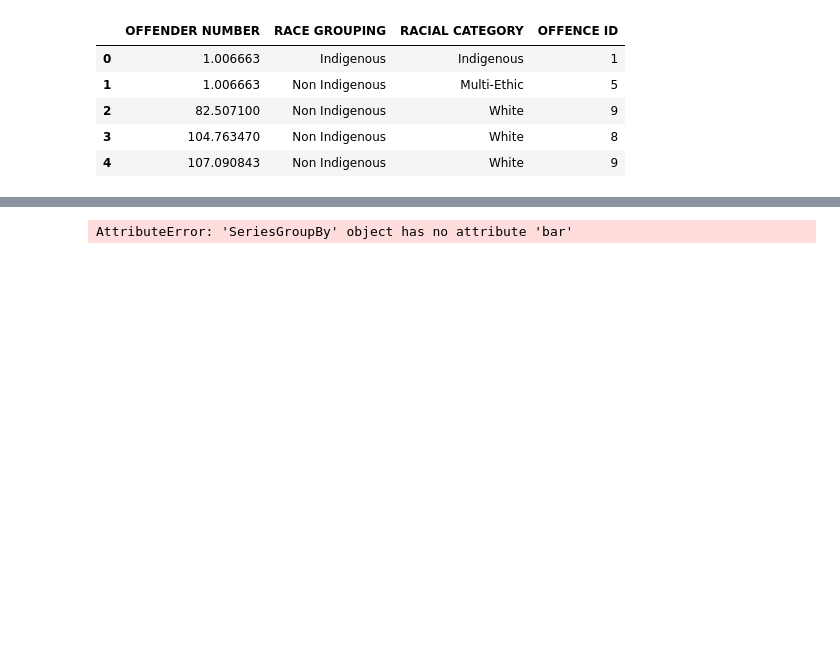
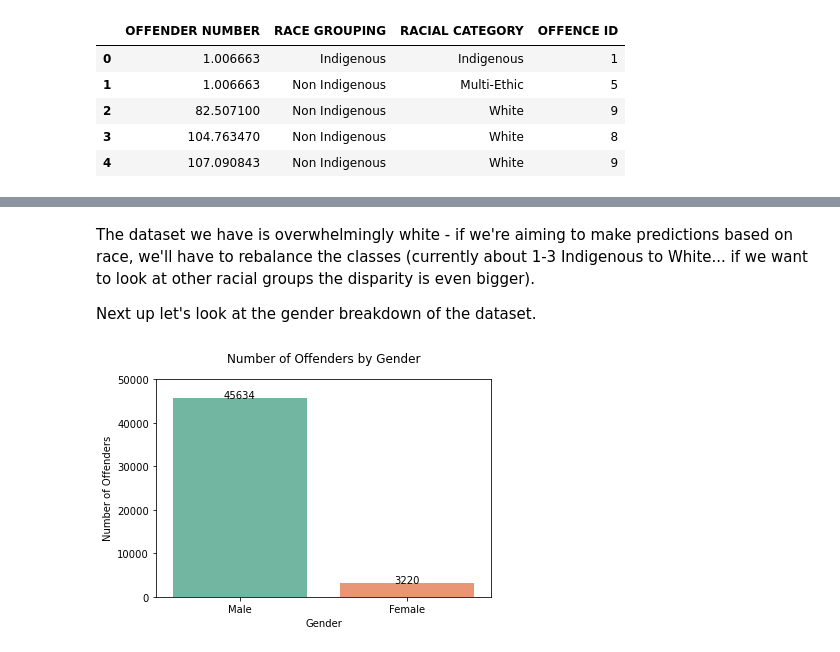
Before and after one commit to anastasiabizyayeva/Bias_Behind_Bars, a Jupyter notebook: EDA.ipynb, the cells around one changed output, grey strips where cells are left out. Drawn from its saved outputs; the diff is of its cells as text; code cells hidden in the pictures; blank space fills up the shorter version.

```diff
--- a/EDA.ipynb
+++ b/EDA.ipynb
@@ -182,4 +180,18 @@ plt.show()
-# %%
-df.groupby('OFFENDER NUMBER')['RACIAL CATEGORY'].bar(legend=True)
-# %% [output]
-AttributeError: 'SeriesGroupBy' object has no attribute 'bar'
+# %% [markdown]
+The dataset we have is overwhelmingly white - if we're aiming to make predictions based on race, we'll have to rebalance the classes (currently about 1-3 Indigenous to White... if we want to look at other racial groups the disparity is even bigger).
+
+Next up let's look at the gender breakdown of the dataset.
+# %%
+df_gen = df.groupby(['OFFENDER NUMBER','GENDER'])['OFFENCE ID'].count().reset_index()
+
+ax = sns.countplot(x='GENDER', data=df_gen, order = df_gen['GENDER'].value_counts().index, palette = 'Set2')
+ax.set_title('Number of Offenders by Gender', fontsize= 12, y =1.05)
+show_values_on_bars(ax)
+ax.set_xlabel("Gender")
+ax.set_ylabel("Number of Offenders")
+ax.set(xticklabels=['Male', 'Female'])
+ax.set_ylim(0,50000)
+
+plt.show()
+# %% [output]
+[figure, added]
```
Also changed, not shown: parts of 7 cells of this notebook.
